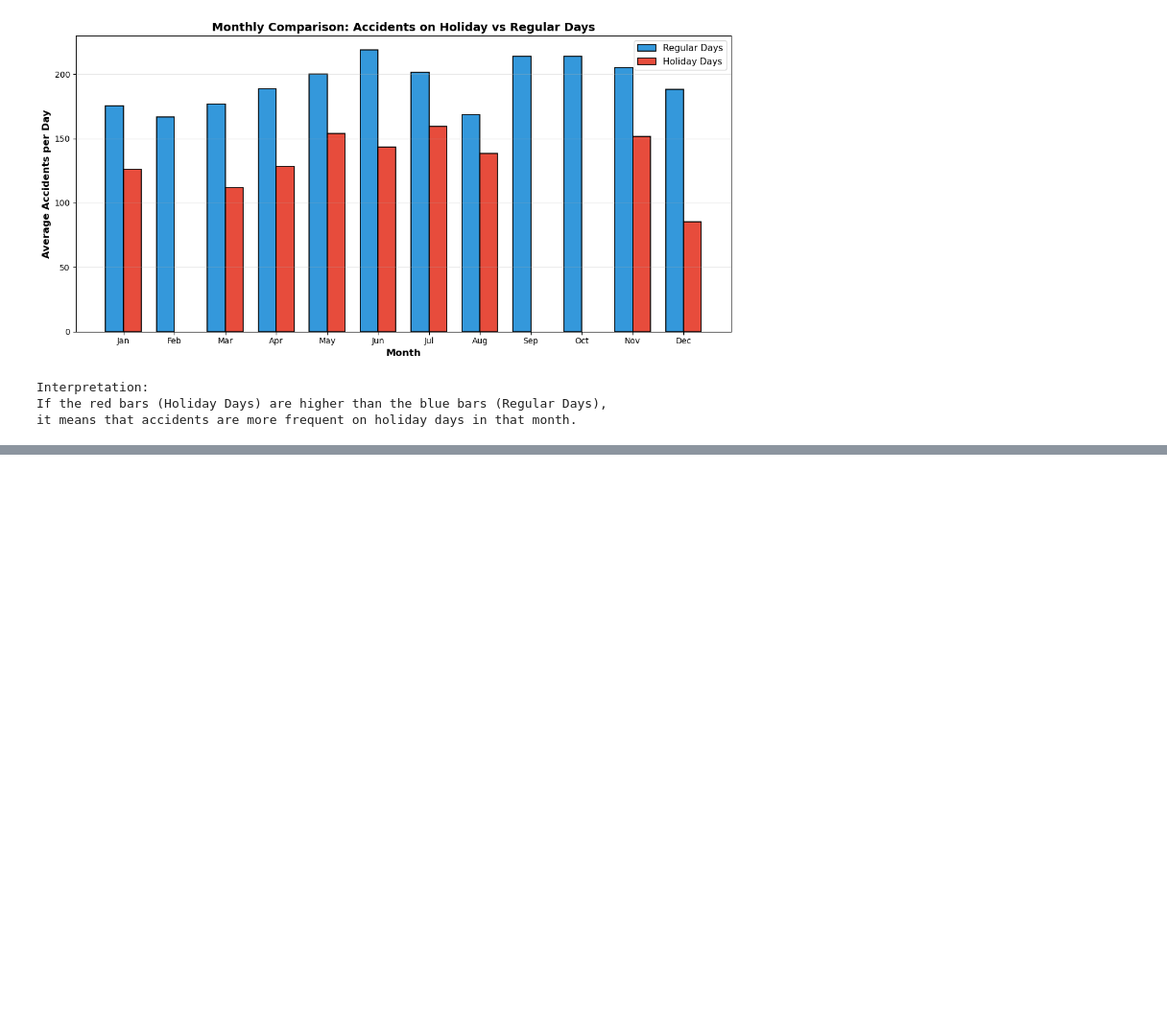
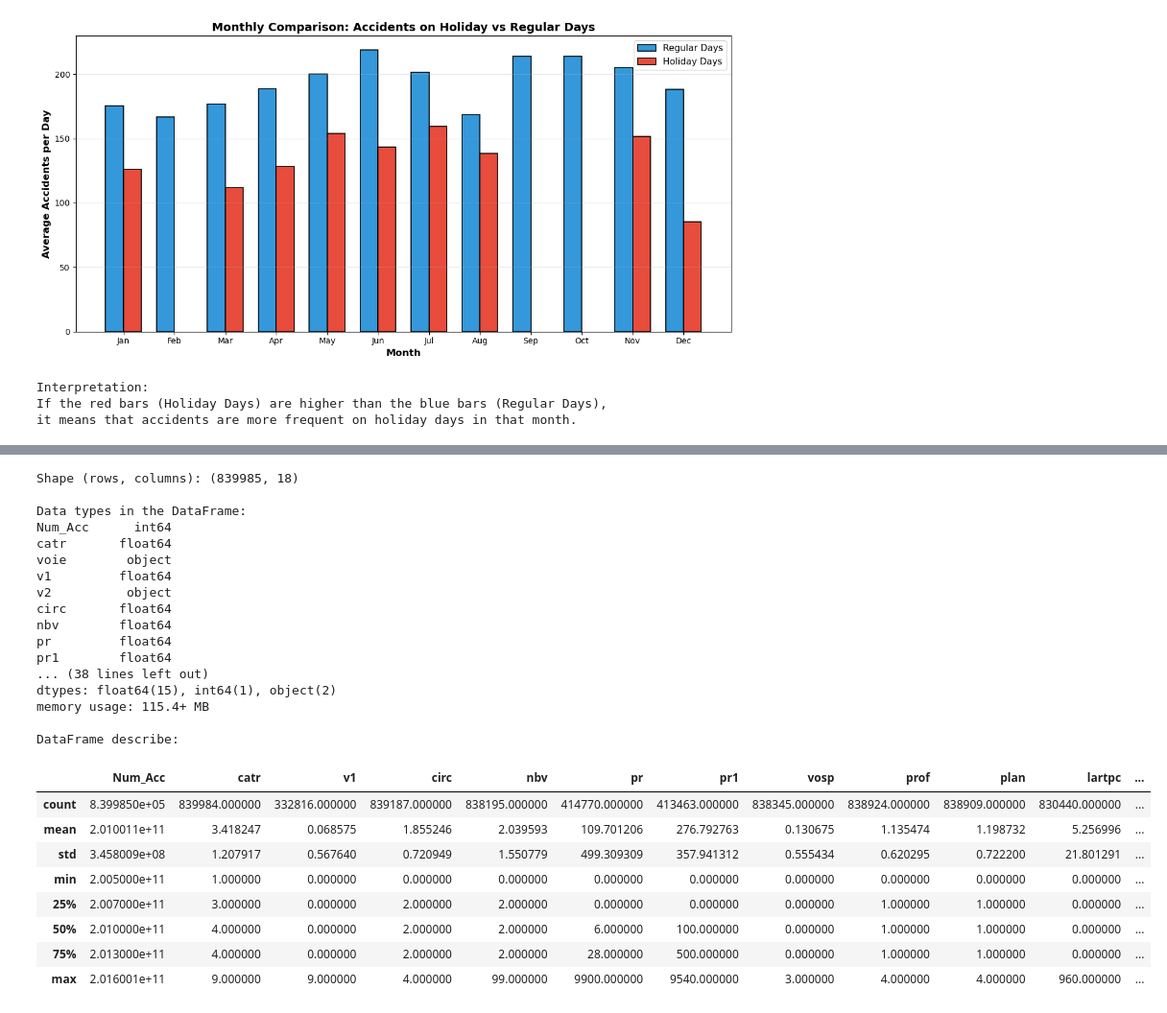
Before and after one commit to riacono91/prj_AccidentsFrance, a Jupyter notebook: notebooks/01_exploration_base.ipynb, the cells around one changed output, grey strips where cells are left out. Shown at 96% size. Drawn from its saved outputs; the diff is of its cells as text; code cells hidden in the pictures; blank space fills up the shorter version.

```diff
--- a/notebooks/01_exploration_base.ipynb
+++ b/notebooks/01_exploration_base.ipynb
@@ -519,0 +544,41 @@ it means that accidents are more frequent on holiday days in that month.
+# %%
+print("Shape (rows, columns):", df.shape)
+
+print("\nData types in the DataFrame:")
+print(df.dtypes)
+
+print("\nColumn names:")
+print(df.columns)
+
+print("\nDataFrame info:")
+df.info()
+
+print("\nDataFrame describe:")
+df.describe()
+# %% [output]
+Shape (rows, columns): (839985, 18)
+
+Data types in the DataFrame:
+Num_Acc      int64
+catr       float64
+voie        object
+v1         float64
+v2          object
+circ       float64
+nbv        float64
+pr         float64
+pr1        float64
+... (38 lines left out)
+dtypes: float64(15), int64(1), object(2)
+memory usage: 115.4+ MB
+
+DataFrame describe:
+|  | Num_Acc | catr | v1 | circ | nbv | pr | pr1 | vosp | prof | plan | lartpc | ... |
+| count | 8.399850e+05 | 839984.000000 | 332816.000000 | 839187.000000 | 838195.000000 | 414770.000000 | 413463.000000 | 838345.000000 | 838924.000000 | 838909.000000 | 830440.000000 | ... |
+| mean | 2.010011e+11 | 3.418247 | 0.068575 | 1.855246 | 2.039593 | 109.701206 | 276.792763 | 0.130675 | 1.135474 | 1.198732 | 5.256996 | ... |
+| std | 3.458009e+08 | 1.207917 | 0.567640 | 0.720949 | 1.550779 | 499.309309 | 357.941312 | 0.555434 | 0.620295 | 0.722200 | 21.801291 | ... |
+| min | 2.005000e+11 | 1.000000 | 0.000000 | 0.000000 | 0.000000 | 0.000000 | 0.000000 | 0.000000 | 0.000000 | 0.000000 | 0.000000 | ... |
+| 25% | 2.007000e+11 | 3.000000 | 0.000000 | 2.000000 | 2.000000 | 0.000000 | 0.000000 | 0.000000 | 1.000000 | 1.000000 | 0.000000 | ... |
+| 50% | 2.010000e+11 | 4.000000 | 0.000000 | 2.000000 | 2.000000 | 6.000000 | 100.000000 | 0.000000 | 1.000000 | 1.000000 | 0.000000 | ... |
+| 75% | 2.013000e+11 | 4.000000 | 0.000000 | 2.000000 | 2.000000 | 28.000000 | 500.000000 | 0.000000 | 1.000000 | 1.000000 | 0.000000 | ... |
+| max | 2.016001e+11 | 9.000000 | 9.000000 | 4.000000 | 99.000000 | 9900.000000 | 9540.000000 | 3.000000 | 4.000000 | 4.000000 | 960.000000 | ... |
```
Also changed, not shown: parts of 3 cells of this notebook.
